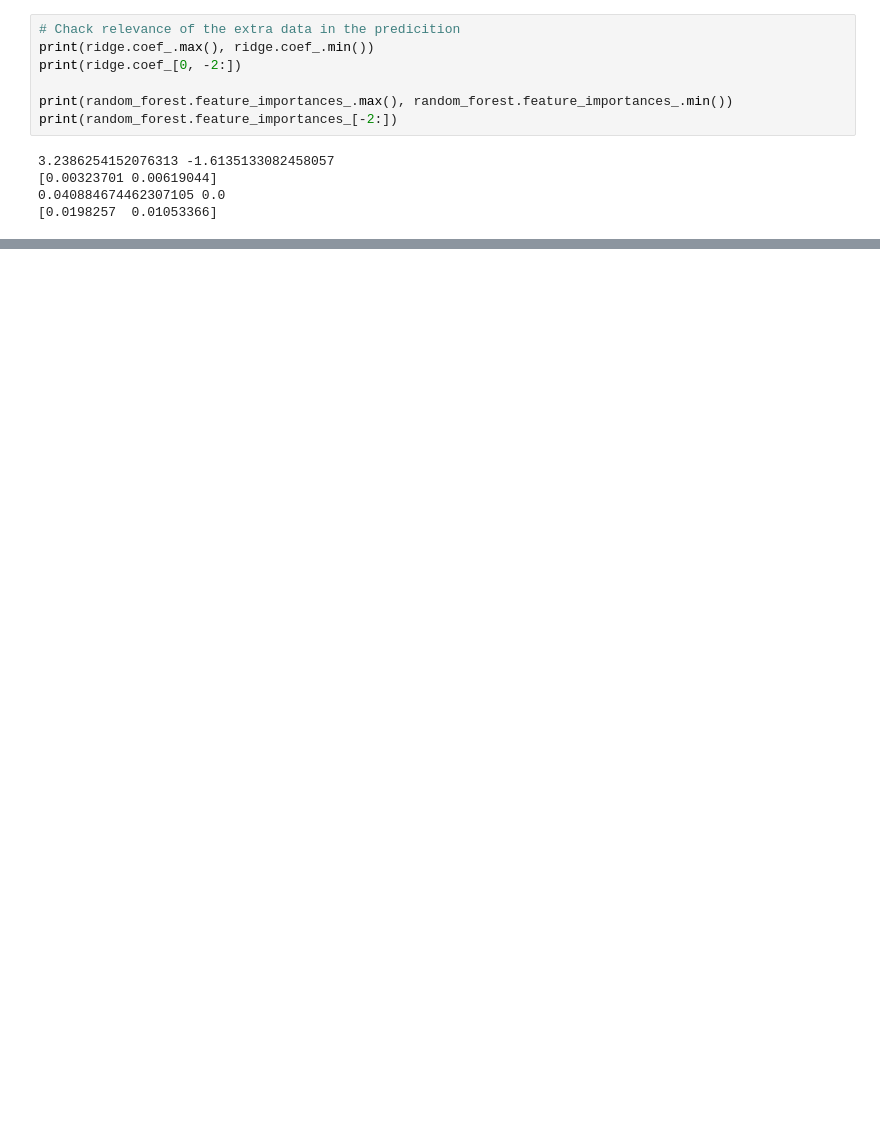
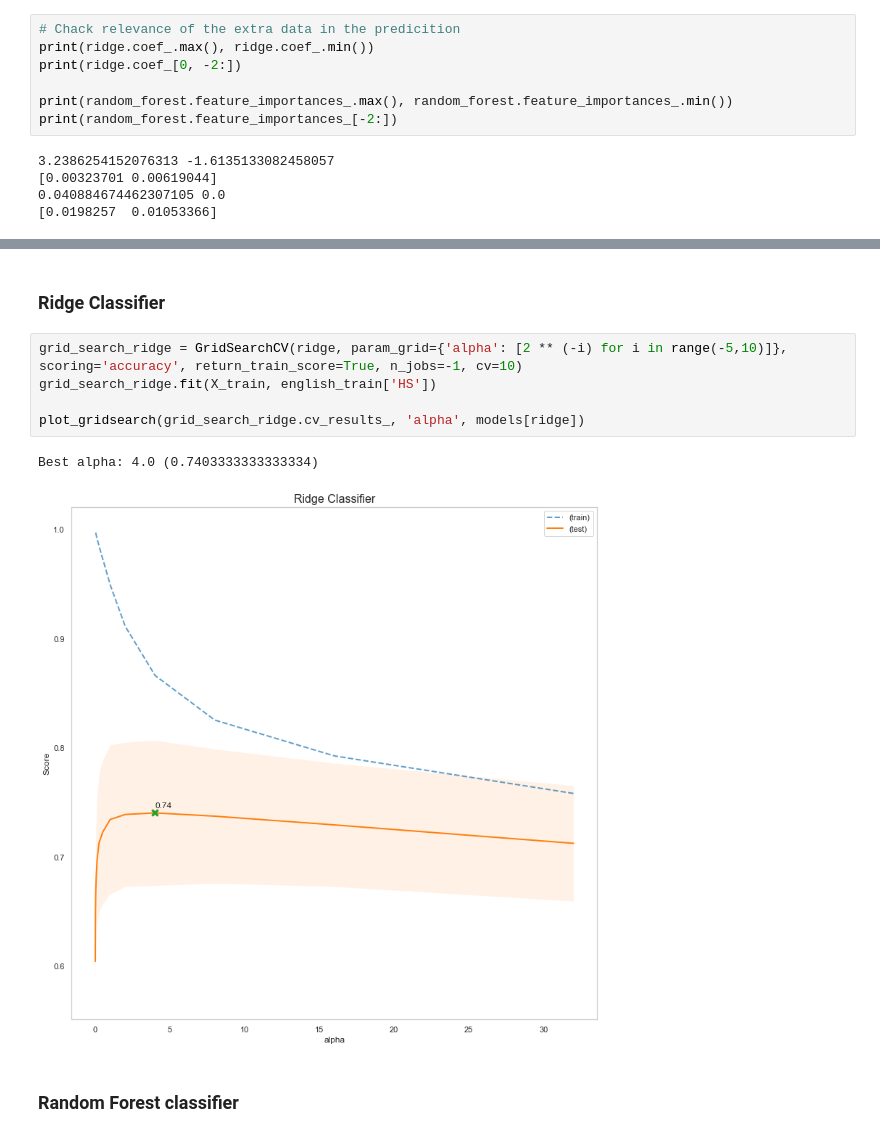
Before and after one commit to ferranSanchezLlado/Bachelor-Thesis, a Jupyter notebook: TFG.ipynb, the cells around one changed output, grey strips where cells are left out. Cells and saved outputs as stored; diff of their text form; blank space fills up the shorter version.

```diff
--- a/TFG.ipynb
+++ b/TFG.ipynb
@@ -619,0 +728,12 @@ print(random_forest.feature_importances_[-2:])
+# %% [markdown]
+### Ridge Classifier
+# %%
+grid_search_ridge = GridSearchCV(ridge, param_grid={'alpha': [2 ** (-i) for i in range(-5,10)]}, scoring='accuracy', return_train_score=True, n_jobs=-1, cv=10)
+grid_search_ridge.fit(X_train, english_train['HS'])
+
+plot_gridsearch(grid_search_ridge.cv_results_, 'alpha', models[ridge])
+# %% [output]
+Best alpha: 4.0 (0.7403333333333334)
+[figure, added]
+# %% [markdown]
+### Random Forest classifier
```
Also changed, not shown: parts of 25 cells of this notebook, 7 other files.
